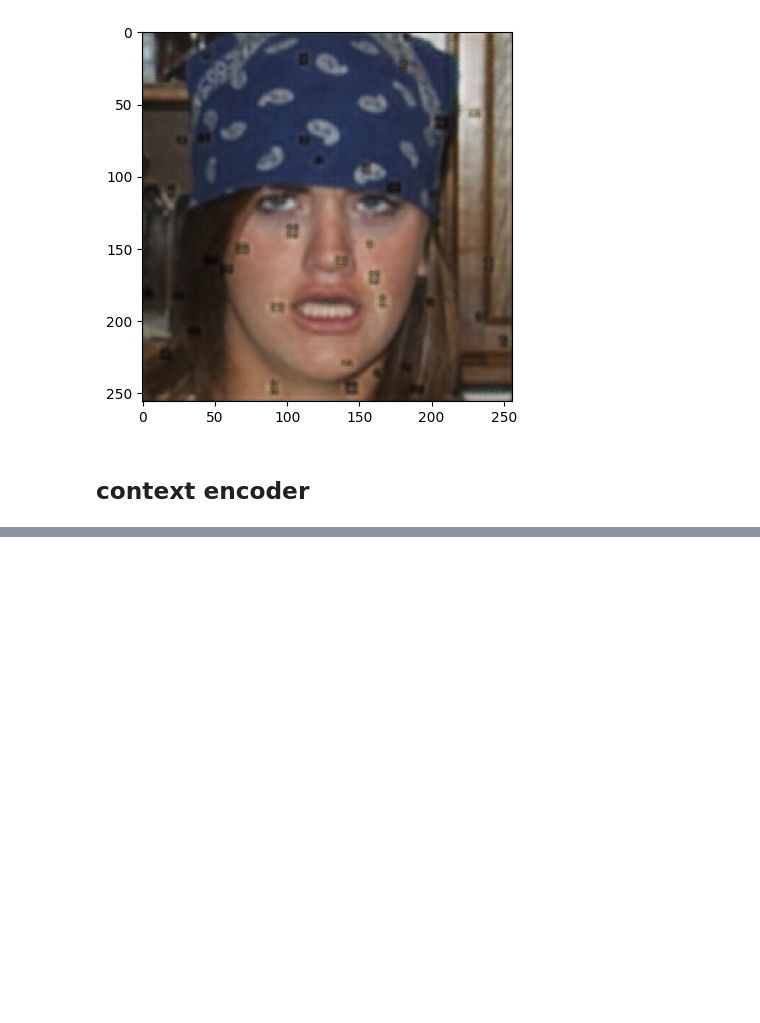
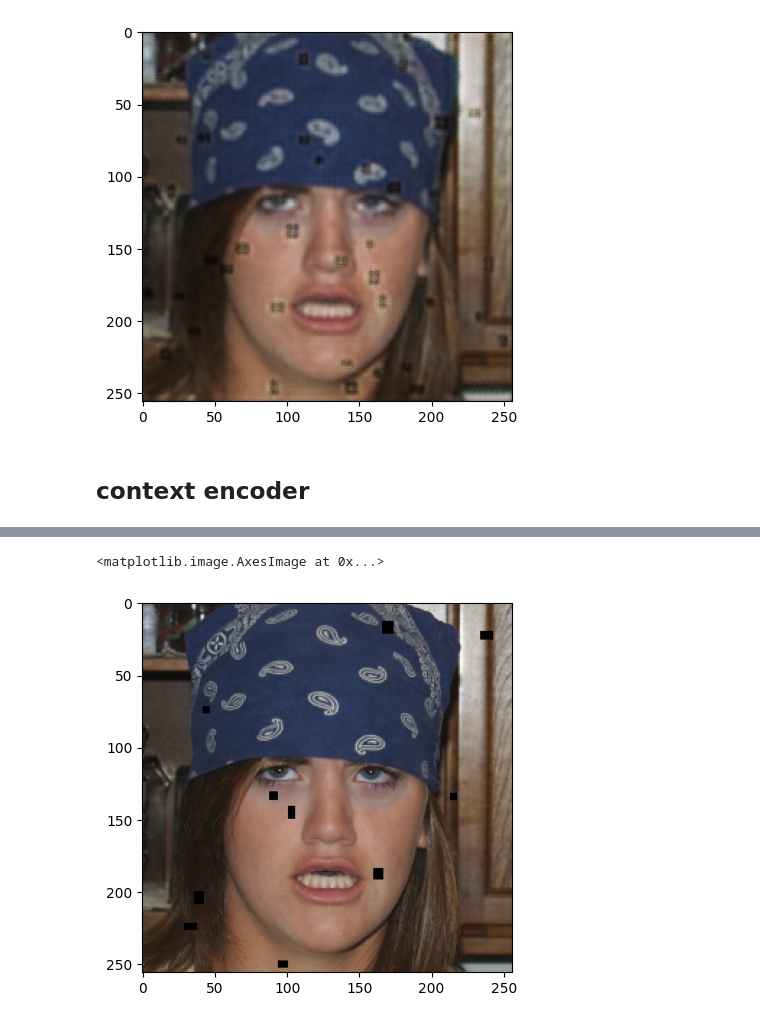
Before and after one commit to 2002jan/put-cv-project3, a Jupyter notebook: projectMK.ipynb, the cells around one changed output, grey strips where cells are left out. Saved outputs shown, nothing was run; the diff lists cells and outputs as text; code cells hidden in the pictures; blank space fills up the shorter version.

```diff
--- a/projectMK.ipynb
+++ b/projectMK.ipynb
@@ -356,0 +342,6 @@ NameError: name 'build_contex' is not defined
+# %%
+plt.figure()
+plt.imshow(X_destoryed[196])
+# %% [output]
+<matplotlib.image.AxesImage at 0x...>
+[figure, added]
```
Also changed, not shown: parts of 14 cells of this notebook.
